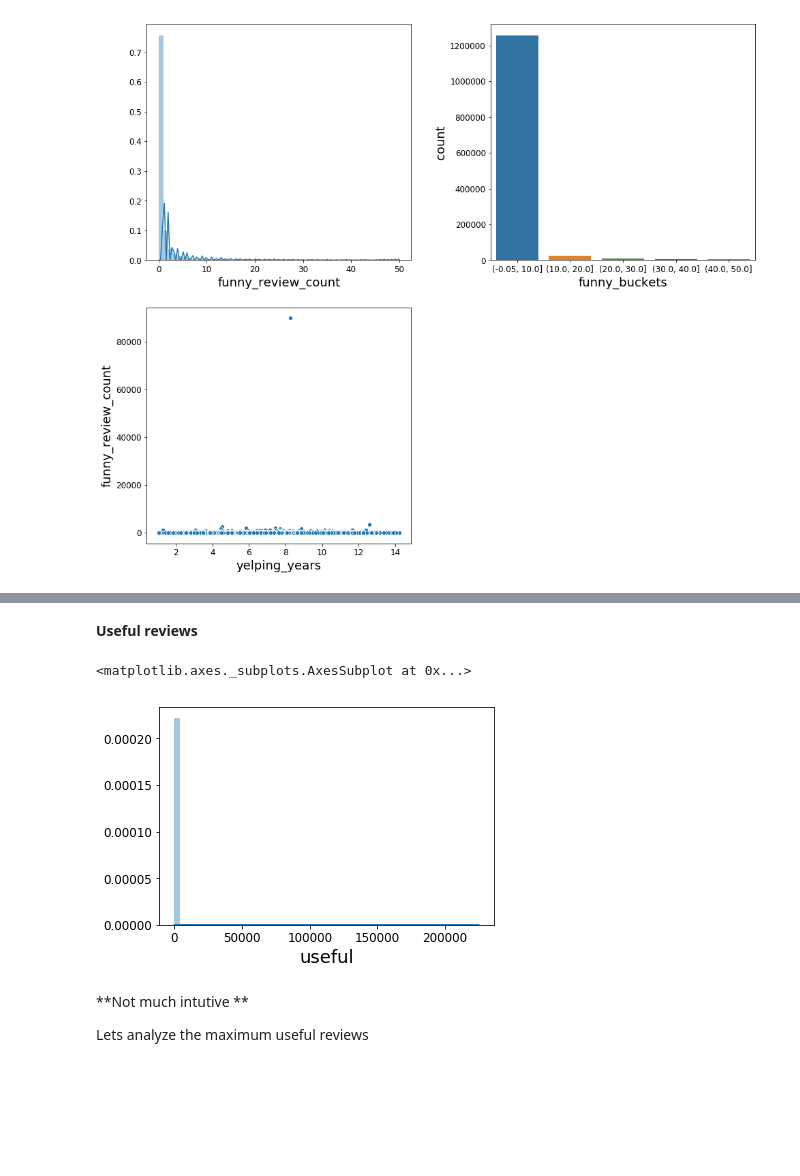
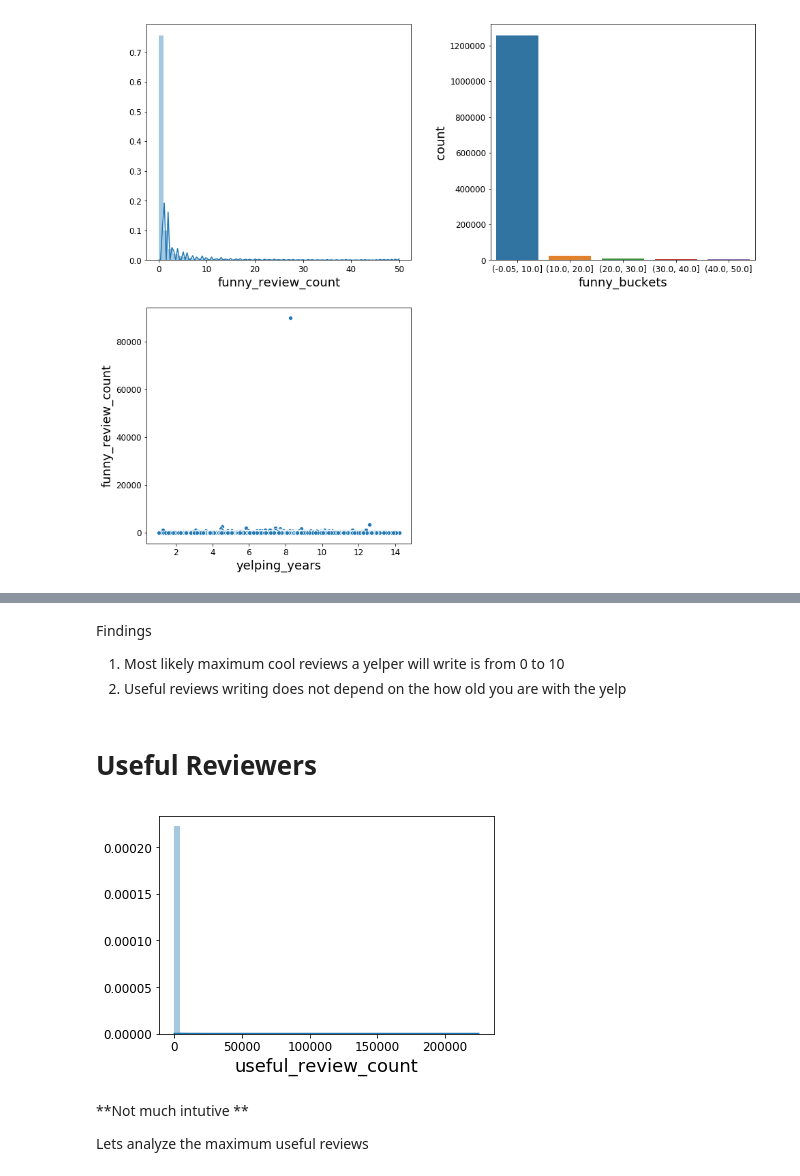
Before and after one commit to rajatgermany/data, a Jupyter notebook: DataExploration.ipynb, the cells around one changed output, grey strips where cells are left out. Cells and saved outputs as stored; diff of their text form; code cells hidden in the pictures; blank space fills up the shorter version.

```diff
--- a/DataExploration.ipynb
+++ b/DataExploration.ipynb
@@ -324,11 +322,15 @@ ax[1][1].set_visible(False)
+# %% [markdown]
+Findings
+
+1.  Most likely maximum cool reviews a yelper will write is from 0 to 10
+2.  Useful reviews writing does not depend on the how old you are with the yelp
 # %% [markdown]
-**Useful reviews**
+# Useful Reviewers
 # %%
 sns.distplot(df_user.useful)
-plt.xlabel('cool_review_count');
+plt.xlabel('useful_review_count');
 # %% [output]
-<matplotlib.axes._subplots.AxesSubplot at 0x...>
-[figure, old version]
+[figure, new version]
 # %% [markdown]
 **Not much intutive **
 
```
Also changed, not shown: parts of 18 cells of this notebook.
